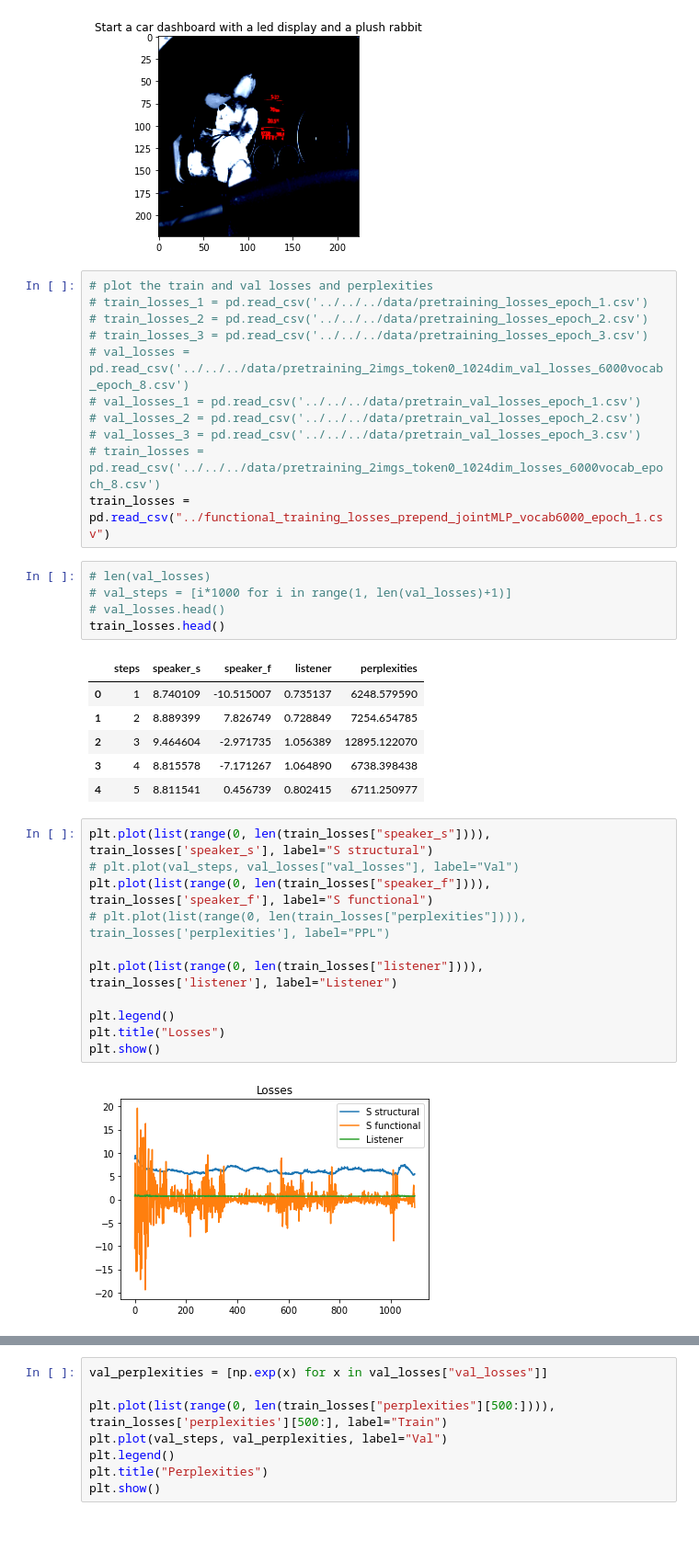
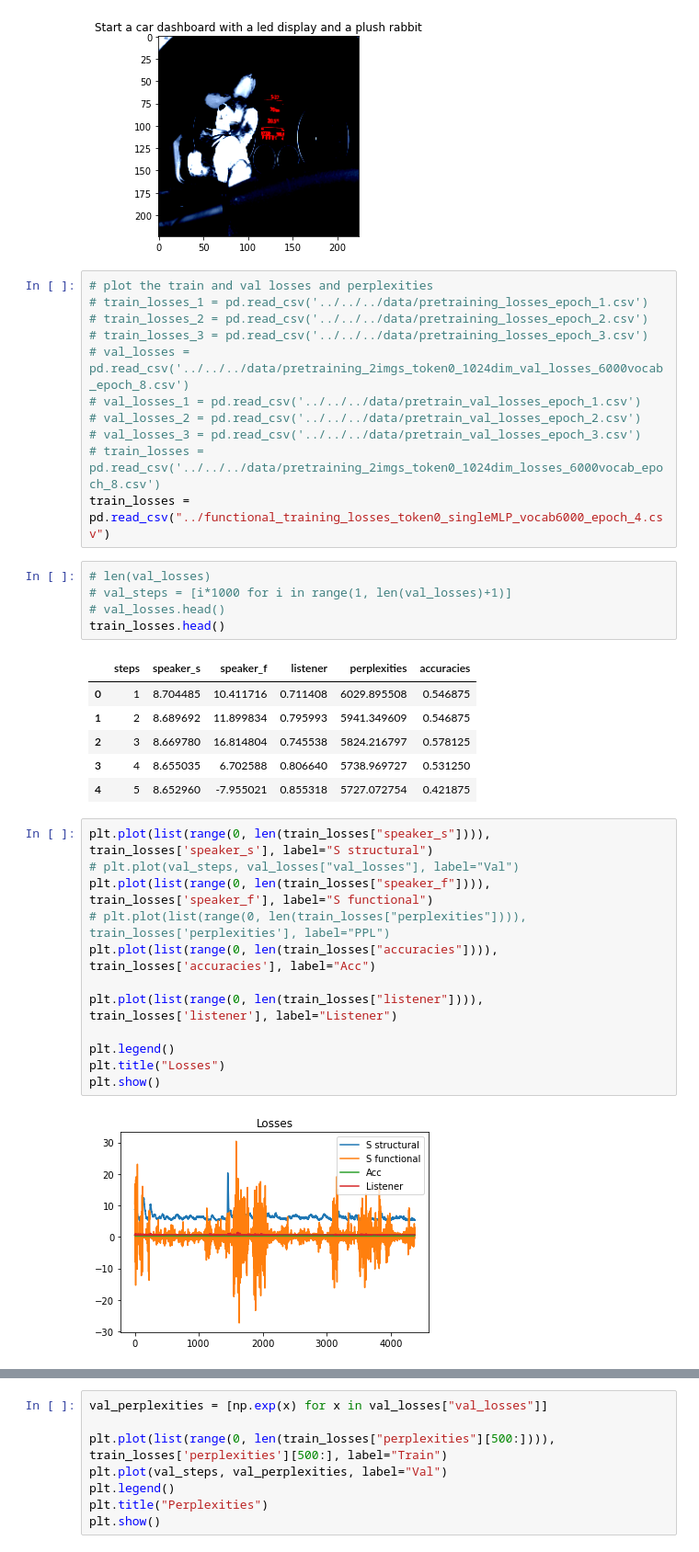
Before and after one commit to polina-tsvilodub/mSc-thesis, a Jupyter notebook: code/src/notebooks/functional_learning_exploration.ipynb, the cells around one changed output, grey strips where cells are left out. Shown at 92% size. Drawn from its saved outputs; the diff is of its cells as text.

Commit message:
add plotting of refgame train attempts

```diff
--- a/code/src/notebooks/functional_learning_exploration.ipynb
+++ b/code/src/notebooks/functional_learning_exploration.ipynb
@@ -2115,29 +2115,30 @@ example sentence for distractor:
 # val_losses_2 = pd.read_csv('../../../data/pretrain_val_losses_epoch_2.csv')
 # val_losses_3 = pd.read_csv('../../../data/pretrain_val_losses_epoch_3.csv')
 # train_losses = pd.read_csv('../../../data/pretraining_2imgs_token0_1024dim_losses_6000vocab_epoch_8.csv')
-train_losses = pd.read_csv("../functional_training_losses_prepend_jointMLP_vocab6000_epoch_1.csv")
+train_losses = pd.read_csv("../functional_training_losses_token0_singleMLP_vocab6000_epoch_4.csv")
 # %%
 # len(val_losses)
 # val_steps = [i*1000 for i in range(1, len(val_losses)+1)]
 # val_losses.head()
 train_losses.head()
 # %% [output]
-|  | steps | speaker_s | speaker_f | listener | perplexities |
-| 0 | 1 | 8.740109 | -10.515007 | 0.735137 | 6248.579590 |
-| 1 | 2 | 8.889399 | 7.826749 | 0.728849 | 7254.654785 |
-| 2 | 3 | 9.464604 | -2.971735 | 1.056389 | 12895.122070 |
-| 3 | 4 | 8.815578 | -7.171267 | 1.064890 | 6738.398438 |
-| 4 | 5 | 8.811541 | 0.456739 | 0.802415 | 6711.250977 |
+|  | steps | speaker_s | speaker_f | listener | perplexities | accuracies |
+| 0 | 1 | 8.704485 | 10.411716 | 0.711408 | 6029.895508 | 0.546875 |
+| 1 | 2 | 8.689692 | 11.899834 | 0.795993 | 5941.349609 | 0.546875 |
+| 2 | 3 | 8.669780 | 16.814804 | 0.745538 | 5824.216797 | 0.578125 |
+| 3 | 4 | 8.655035 | 6.702588 | 0.806640 | 5738.969727 | 0.531250 |
+| 4 | 5 | 8.652960 | -7.955021 | 0.855318 | 5727.072754 | 0.421875 |
 # %%
 plt.plot(list(range(0, len(train_losses["speaker_s"]))), train_losses['speaker_s'], label="S structural")
 # plt.plot(val_steps, val_losses["val_losses"], label="Val")
 plt.plot(list(range(0, len(train_losses["speaker_f"]))), train_losses['speaker_f'], label="S functional")
 # plt.plot(list(range(0, len(train_losses["perplexities"]))), train_losses['perplexities'], label="PPL")
+plt.plot(list(range(0, len(train_losses["accuracies"]))), train_losses['accuracies'], label="Acc")
 
 plt.plot(list(range(0, len(train_losses["listener"]))), train_losses['listener'], label="Listener")
 
 plt.legend()
 plt.title("Losses")
 plt.show()
 # %% [output]
-[figure, old version]
+[figure, new version]
```
Also changed, not shown: parts of 2 cells of this notebook.
